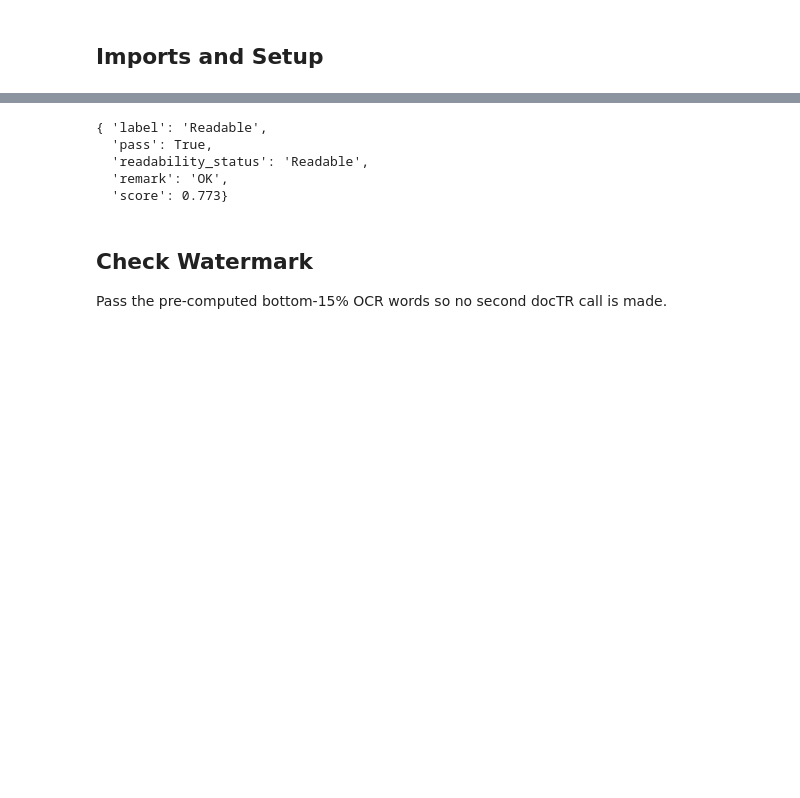
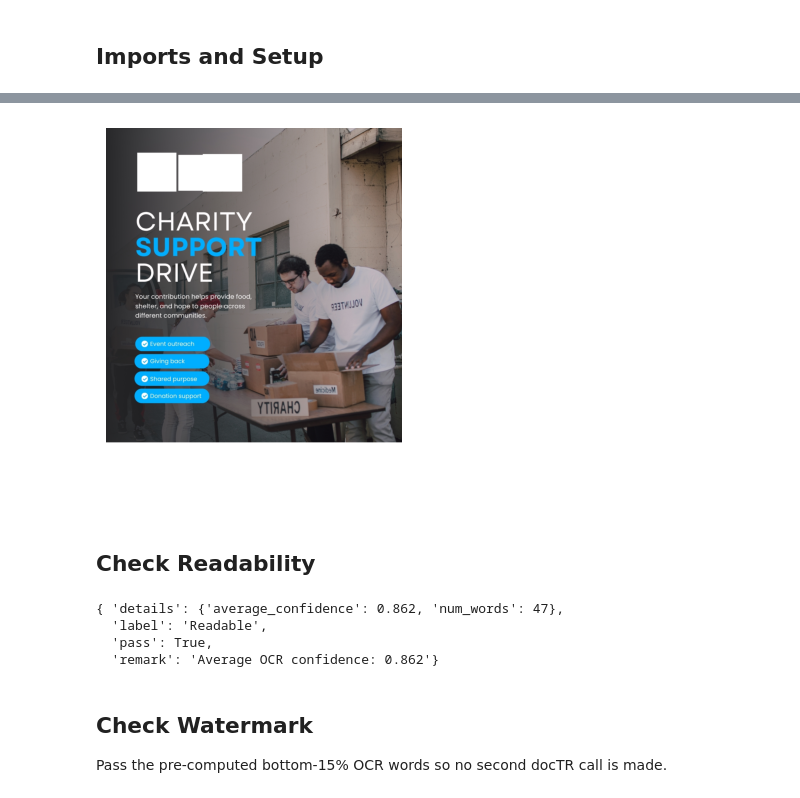
Before and after one commit to zkdlyn/pubmat-checker-nyc, a Jupyter notebook: pub_checker_test.ipynb, the cells around one changed output, grey strips where cells are left out. Drawn from its saved outputs; the diff is of its cells as text; code cells hidden in the pictures; blank space fills up the shorter version.

Commit message:
Clean check functions and output

```diff
--- a/pub_checker_test.ipynb
+++ b/pub_checker_test.ipynb
@@ -42,16 +47,20 @@ from checker import (
 # %%
-image_path = 'test_set\\img\\test_7.jpg'
+IMAGE_PATH = "test_set/img/test_7.jpg"
+MODEL_PATH = "best.pt"
 
-image = cv2.imread(image_path)
+image = cv2.imread(IMAGE_PATH)
+assert image is not None, f"Failed to load image: {IMAGE_PATH}"
 
-if image is None:
-    print('ERROR: Failed to load image. Check the path.')
-else:
-    h, w = image.shape[:2]
-    print(f'Image loaded: {w}x{h} px, {image.dtype}')
-    plt.figure(figsize=(8, 8))
-    plt.imshow(cv2.cvtColor(image, cv2.COLOR_BGR2RGB))
-    plt.title('Test Image')
-    plt.axis('off')
-    plt.show()
+h, w = image.shape[:2]
+print(f"Image loaded: {w}x{h} px — {image.dtype}")
+
+plt.figure(figsize=(8, 8))
+plt.imshow(cv2.cvtColor(image, cv2.COLOR_BGR2RGB))
+plt.title("Test Image")
+plt.axis("off")
+plt.show()
+
+logo_model = YOLO(MODEL_PATH)
+logo_result, detected, annotated_img = logo_report(image, model=logo_model, conf_threshold= 0.8, collaborators=['sk'])
+pp.pprint(logo_result)
 # %% [output]
@@ -63,5 +88,11 @@ docTR is run once here and the results are reused by all checks below.
 # %%
-doctr_result = _run_doctr(image)
+logo_boxes_abs = _get_logo_boxes_abs(detected, image.shape)
+masked_image   = _mask_regions(image, logo_boxes_abs, mask_bottom_pct=0.15)
+
+# OCR on masked image — logos and watermark strip are blank
+ocr_words, ocr_confidences, ocr_boxes = _extract_ocr_data(_run_doctr(masked_image))
+
+doctr_result = _run_doctr(masked_image)
 ocr_words, ocr_confidences, ocr_boxes = _extract_ocr_data(doctr_result)
 
 print(f'Words detected : {len(ocr_words)}')
@@ -77,12 +131,20 @@ Composite score: 40% OCR confidence, 20% text size, 20% contrast, 20% blur.
+# %%
+plt.imshow(cv2.cvtColor(masked_image, cv2.COLOR_BGR2RGB))
+plt.axis("off")
+plt.show()
+# %% [output]
+[figure, added]
+# %% [markdown]
+## Check Readability
 # %%
-readability = check_readability(image, ocr_confidences, ocr_boxes)
+threshold = 0.6
+readability = check_readability(ocr_confidences, threshold=threshold)
 pp.pprint(readability)
 # %% [output]
-{ 'label': 'Readable',
+{ 'details': {'average_confidence': 0.862, 'num_words': 47},
+  'label': 'Readable',
   'pass': True,
-  'readability_status': 'Readable',
-  'remark': 'OK',
-  'score': 0.773}
+  'remark': 'Average OCR confidence: 0.862'}
 # %% [markdown]
 ## Check Watermark
 Pass the pre-computed bottom-15% OCR words so no second docTR call is made.
```
Also changed, not shown: parts of 15 cells of this notebook, 1 other file.
